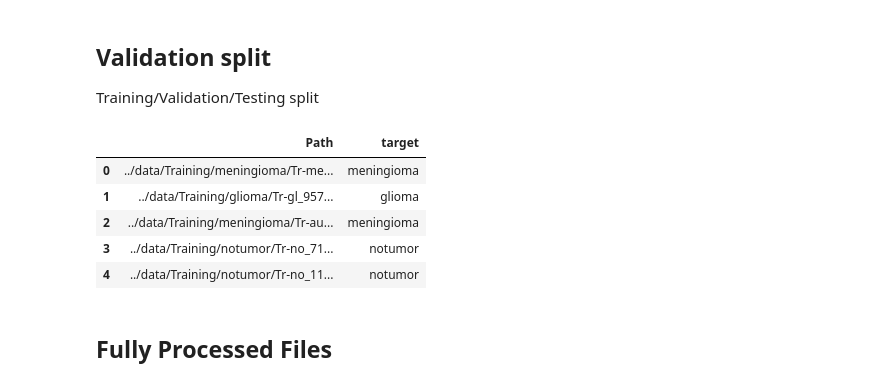
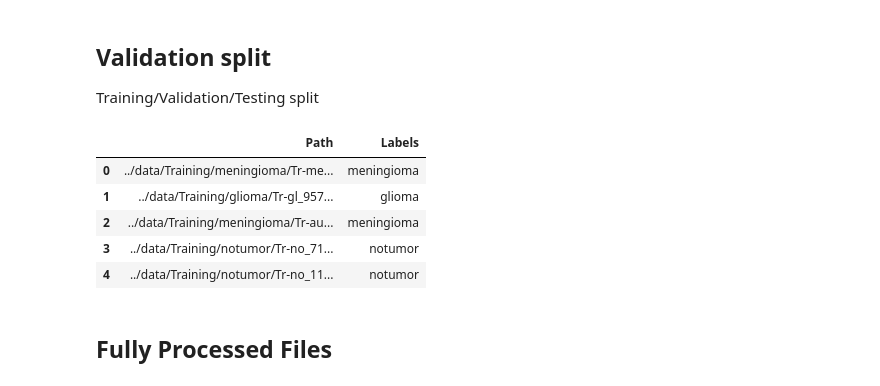
Before and after one commit to WingfungHu/MRIModelBench, a Jupyter notebook: notebooks/Preprocessing_Data.ipynb, the cells around one changed output. Drawn from its saved outputs; the diff is of its cells as text; code cells hidden in the pictures.

Commit message:
fixed val column error
Co-authored-by: WingfungHu <144825107+WingfungHu@users.noreply.github.com>

```diff
--- a/notebooks/Preprocessing_Data.ipynb
+++ b/notebooks/Preprocessing_Data.ipynb
@@ -51,9 +51,10 @@ X_train, X_val, y_train, Y_val= train_test_split(X, y, test_size=720, stratify=y
 pd.DataFrame(X_val).assign(target=Y_val).to_csv("../data/val.csv", index=False)
 # %%
 val_df = pd.read_csv("../data/val.csv")
+val_df = val_df.rename(columns={"target": "Labels"})
 val_df.head()
 # %% [output]
-|  | Path | target |
+|  | Path | Labels |
 | 0 | ../data/Training/meningioma/Tr-me... | meningioma |
 | 1 | ../data/Training/glioma/Tr-gl_957... | glioma |
 | 2 | ../data/Training/meningioma/Tr-au... | meningioma |
```
